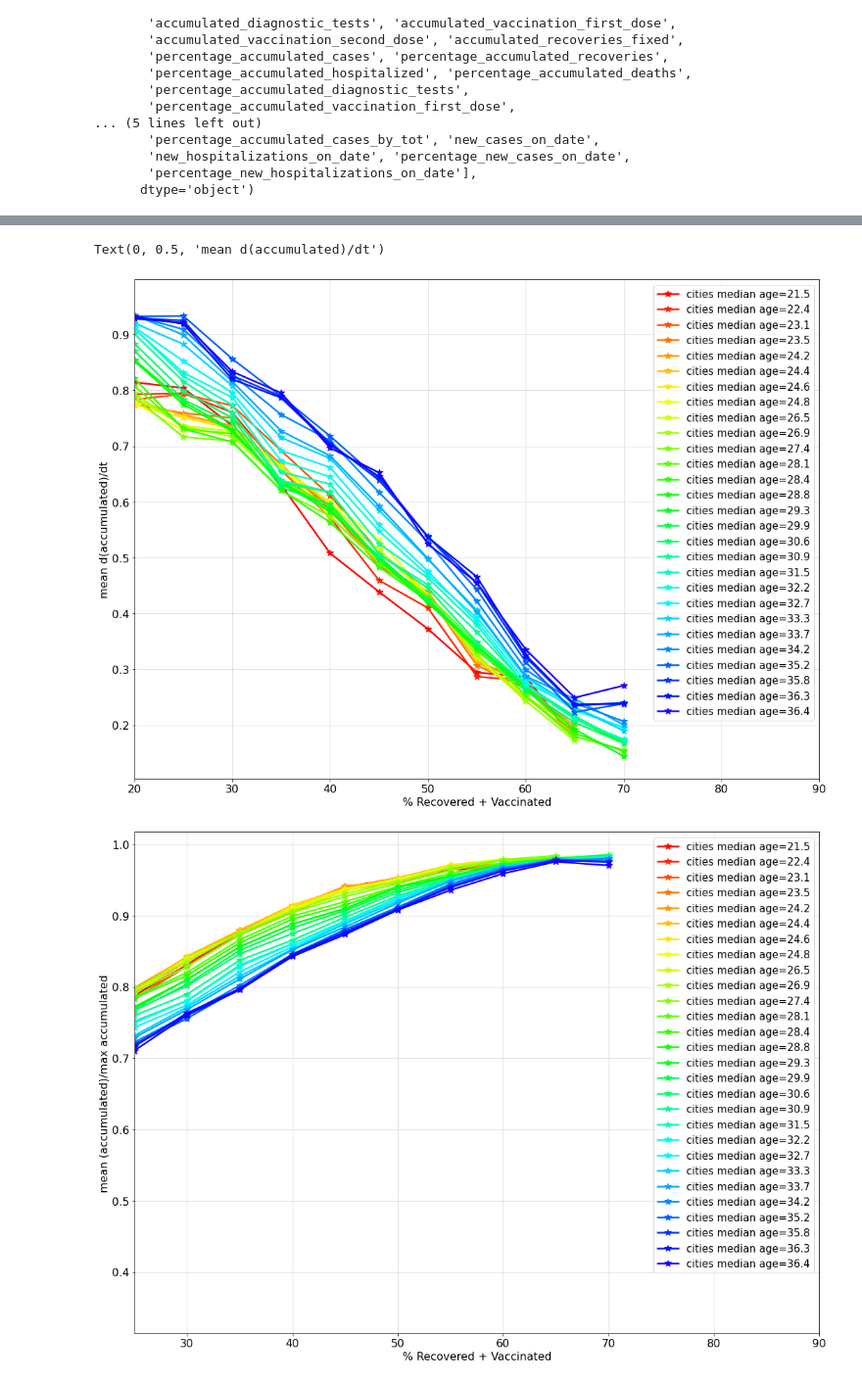
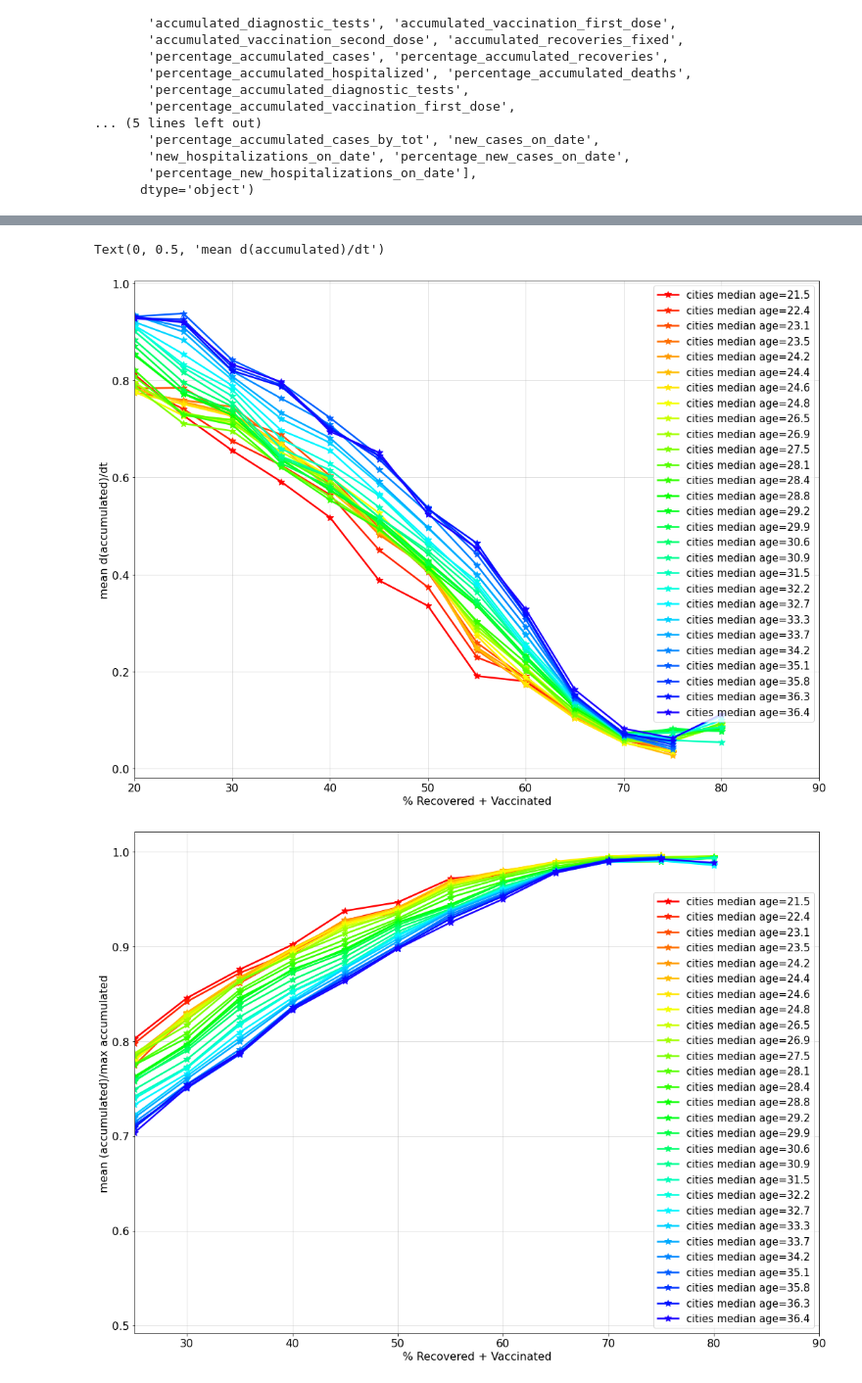
Before and after one commit to CoronaPolicy/prediction_model, a Jupyter notebook: israel_data/analyze_vacc_data_per_city.ipynb, the cells around one changed output, grey strips where cells are left out. Shown at 98% size. Saved outputs shown, nothing was run; the diff lists cells and outputs as text; code cells hidden in the pictures.

```diff
--- a/israel_data/analyze_vacc_data_per_city.ipynb
+++ b/israel_data/analyze_vacc_data_per_city.ipynb
@@ -619,9 +614,9 @@ for i_color, i_c in enumerate(np.arange(buffer, geo_stats_40_ordered['town'].uni
                     per_immu_cities[(index+1) * 5].append(a)
 #     print(f"{i_color}: {cities}, n population:{population_temp}")
     median_age_cities = np.sum(median_age_cities)/total_population_cities
-    mean_acc_diff = [np.mean(l) for l in per_immu_cities.values() if len(l)> 8]
-    std_acc_diff = [np.std(l) for l in per_immu_cities.values() if len(l)> 8]
-    per_for_plot = [p for p, v in per_immu_cities.items() if len(v)>8]
+    mean_acc_diff = [np.mean(l) for l in per_immu_cities.values() if len(l)> 20]
+    std_acc_diff = [np.std(l) for l in per_immu_cities.values() if len(l)> 20]
+    per_for_plot = [p for p, v in per_immu_cities.items() if len(v)>20]
     plt.plot(per_for_plot, mean_acc_diff, marker='*', color=colors[i_color], label=f'cities median age={np.round(median_age_cities, 1).astype(float)}')
 
 
@@ -683,9 +678,9 @@ for i_color, i_c in enumerate(np.arange(buffer, geo_stats_40_ordered['town'].uni
                     per_immu_cities[(index+1) * 5].append(a)
 #     print(f"{i_color}: {cities}, n population:{population_temp}")
     median_age_cities = np.sum(median_age_cities)/total_population_cities
-    mean_acc_diff = [np.mean(l) for l in per_immu_cities.values() if len(l)> 8]
-    std_acc_diff = [np.std(l) for l in per_immu_cities.values() if len(l)> 8]
-    per_for_plot = [p for p, v in per_immu_cities.items() if len(v)>8]
+    mean_acc_diff = [np.mean(l) for l in per_immu_cities.values() if len(l)> 20]
+    std_acc_diff = [np.std(l) for l in per_immu_cities.values() if len(l)> 20]
+    per_for_plot = [p for p, v in per_immu_cities.items() if len(v)>20]
     ax1.plot(per_for_plot, mean_acc_diff, marker='*', color=colors[i_color], label=f'cities median age={np.round(median_age_cities, 1).astype(float)}')
 
 
@@ -809,8 +804,8 @@ plt.savefig("mean_std_derivative_of_accumulated_cases_per_median_age.png",  dpi=
 # data_vacc_per_age = create_vacc_efficiency_per_city(geo_vacc_per_age, 'ירושלים')
 # data_vacc_impact = get_num_vaccinations_per_week_per_city_with_age_factors(data_vacc_per_age, impact_factor_per_age)
 # %%
-data_vacc_per_age = create_vacc_efficiency_per_city(geo_vacc_per_age, 'ירושלים')
-data_vacc_impact = get_num_vaccinations_per_week_per_city_with_age_factors(data_vacc_per_age, impact_factor_per_age)
+# data_vacc_per_age = create_vacc_efficiency_per_city(geo_vacc_per_age, 'ירושלים')
+# data_vacc_impact = get_num_vaccinations_per_week_per_city_with_age_factors(data_vacc_per_age, impact_factor_per_age)
 # %%
 
 plt.rcParams["figure.figsize"] = (15, 11)
@@ -851,9 +846,9 @@ for i_color, i_c in enumerate(np.arange(buffer, geo_stats_40_ordered['town'].uni
                     per_immu_cities[(index+1) * 5].append(a)
 #     print(f"{i_color}: {cities}, n population:{population_temp}")
     median_age_cities = np.sum(median_age_cities)/total_population_cities
-    mean_acc_diff = [np.mean(l) for l in per_immu_cities.values() if len(l)> 8]
-    std_acc_diff = [np.std(l) for l in per_immu_cities.values() if len(l)> 8]
-    per_for_plot = [p for p, v in per_immu_cities.items() if len(v)>8]
+    mean_acc_diff = [np.mean(l) for l in per_immu_cities.values() if len(l)> 15]
+    std_acc_diff = [np.std(l) for l in per_immu_cities.values() if len(l)> 15]
+    per_for_plot = [p for p, v in per_immu_cities.items() if len(v)>15]
     plt.plot(per_for_plot, mean_acc_diff, marker='*', color=colors[i_color], label=f'cities median age={np.round(median_age_cities, 1).astype(float)}')
 
 plt.grid()
@@ -864,7 +859,7 @@ plt.ylabel("mean d(accumulated)/dt")
 # plt.savefig("mean_derivative_of_accumulated_cases_corrected_per_median_age.png",  dpi=300, facecolor='white')
 # %% [output]
 Text(0, 0.5, 'mean d(accumulated)/dt')
-[figure, old version]
+[figure, new version]
 # %%
 
 plt.rcParams["figure.figsize"] = (15, 11)
@@ -888,37 +883,37 @@ for i_color, i_c in enumerate(np.arange(buffer, geo_stats_40_ordered['town'].uni
             median_age = city_data.median_age.iloc[0]
             median_age_cities.append(median_age* city_data.num_population.iloc[0])
             population_temp.append(city_data.num_population.iloc[0])
             total_population_cities += city_data.num_population.iloc[0]
             diff_accu = moving_average((city_data['accumulated_cases']), 4)
             diff_accu = diff_accu/(np.max(diff_accu)+1e-5)
 
             data_vacc_per_age = create_vacc_efficiency_per_city(geo_vacc_per_age, c)
             data_vacc_impact = get_num_vaccinations_per_week_per_city_with_age_factors(data_vacc_per_age, impact_factor_per_age)
             num_vacc_corrected = data_vacc_impact.num_accumulated_vacc.values
             percentage_vacc_corrected = 100 * num_vacc_corrected / city_data.num_population.iloc[0]
             impact_median = f_impact(median_age)
             percentage_recoveries_corrected = city_data['percentage_accumulated_recoveries'] * impact_median
             percentage_immuned_corrected = percentage_vacc_corrected[1:-1] + percentage_recoveries_corrected
             mean_per_immu =  moving_average(percentage_immuned_corrected, 4)[:-1]
             if diff_accu.max()<100:
                 for a, p in zip(diff_accu, mean_per_immu):
                     index = int(p//5)
                     per_immu_cities[(index+1) * 5].append(a)
 #     print(f"{i_color}: {cities}, n population:{population_temp}")
     median_age_cities = np.sum(median_age_cities)/total_population_cities
-    mean_acc_diff = [np.mean(l) for l in per_immu_cities.values() if len(l)> 8]
-    std_acc_diff = [np.std(l) for l in per_immu_cities.values() if len(l)> 8]
-    per_for_plot = [p for p, v in per_immu_cities.items() if len(v)>8]
+    mean_acc_diff = [np.mean(l) for l in per_immu_cities.values() if len(l)> 15]
+    std_acc_diff = [np.std(l) for l in per_immu_cities.values() if len(l)> 15]
+    per_for_plot = [p for p, v in per_immu_cities.items() if len(v)>15]
     plt.plot(per_for_plot, mean_acc_diff, marker='*', color=colors[i_color], label=f'cities median age={np.round(median_age_cities, 1).astype(float)}')
 
 plt.grid()
 plt.legend(fontsize=15)
 plt.xlim([25, 90])
 plt.xlabel("% Recovered + Vaccinated")
 plt.ylabel("mean (accumulated)/max accumulated")
 plt.savefig("mean_derivative_of_accumulated_cases_corrected_per_median_age.png",  dpi=300, facecolor='white')
 # %% [output]
-[figure, old version]
+[figure, new version]
 # %%
 
 plt.rcParams["figure.figsize"] = (15, 11)
```
Also changed, not shown: parts of 19 cells of this notebook, 14 other files.
